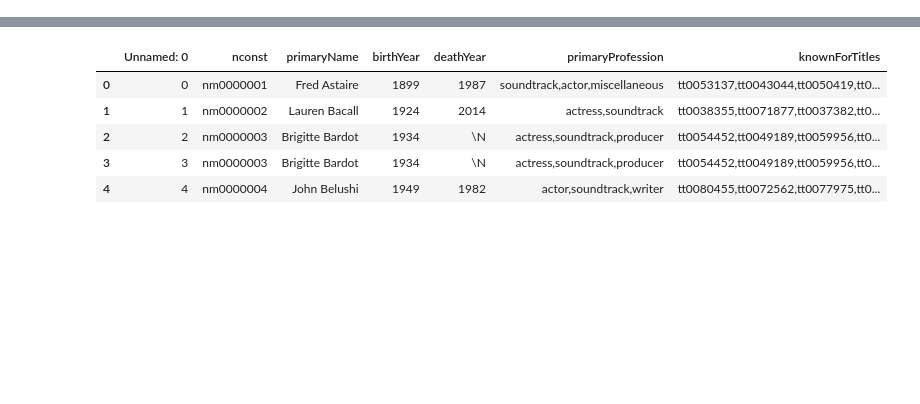
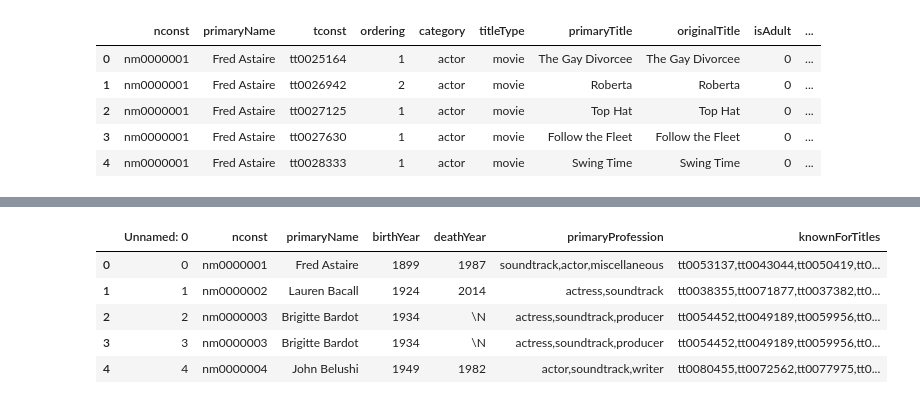
Before and after one commit to Akashpandey82/google-colab, a Jupyter notebook: Practicenotebook_.ipynb, the cells around one changed output, grey strips where cells are left out. Cells and saved outputs as stored; diff of their text form; code cells hidden in the pictures; blank space fills up the shorter version.

```diff
--- a/Practicenotebook_.ipynb
+++ b/Practicenotebook_.ipynb
@@ -15,0 +97,12 @@ fp7= '/content/drive/My Drive/title.ratings.csv'
+# %%
+name_basics_data = pd.read_csv(fp1)
+names_data = name_basics_data[['nconst', 'primaryName']]
+final_data = pd.merge(names_data,principal_added,on='nconst')
+final_data.head()
+# %% [output]
+|  | nconst | primaryName | tconst | ordering | category | titleType | primaryTitle | originalTitle | isAdult | ... |
+| 0 | nm0000001 | Fred Astaire | tt0025164 | 1 | actor | movie | The Gay Divorcee | The Gay Divorcee | 0 | ... |
+| 1 | nm0000001 | Fred Astaire | tt0026942 | 2 | actor | movie | Roberta | Roberta | 0 | ... |
+| 2 | nm0000001 | Fred Astaire | tt0027125 | 1 | actor | movie | Top Hat | Top Hat | 0 | ... |
+| 3 | nm0000001 | Fred Astaire | tt0027630 | 1 | actor | movie | Follow the Fleet | Follow the Fleet | 0 | ... |
+| 4 | nm0000001 | Fred Astaire | tt0028333 | 1 | actor | movie | Swing Time | Swing Time | 0 | ... |
```
Also changed, not shown: parts of 78 cells of this notebook.
